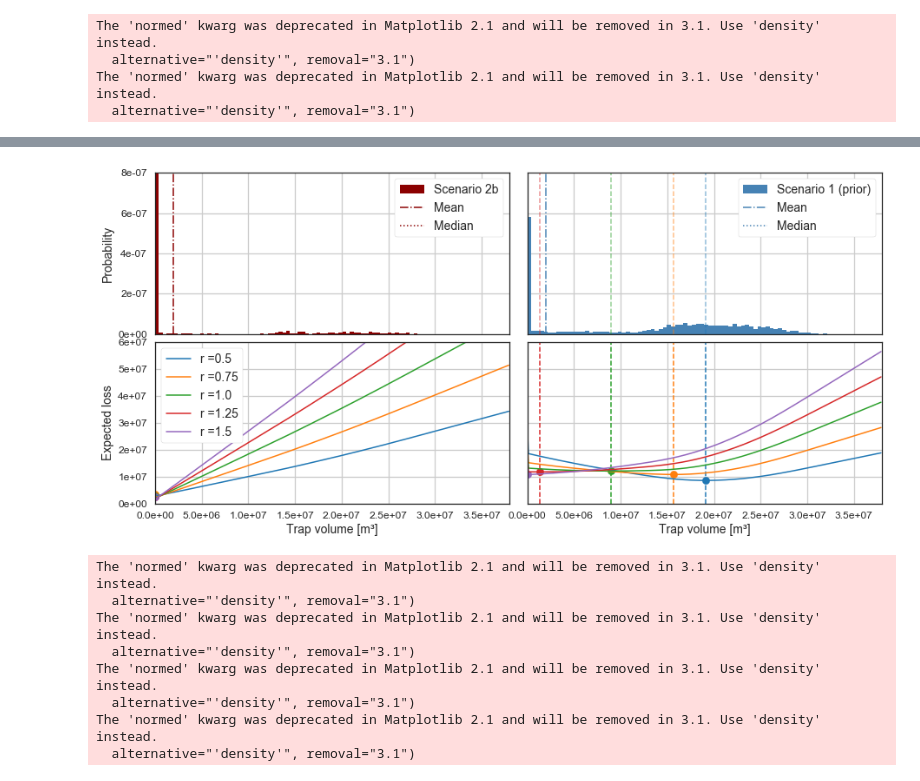
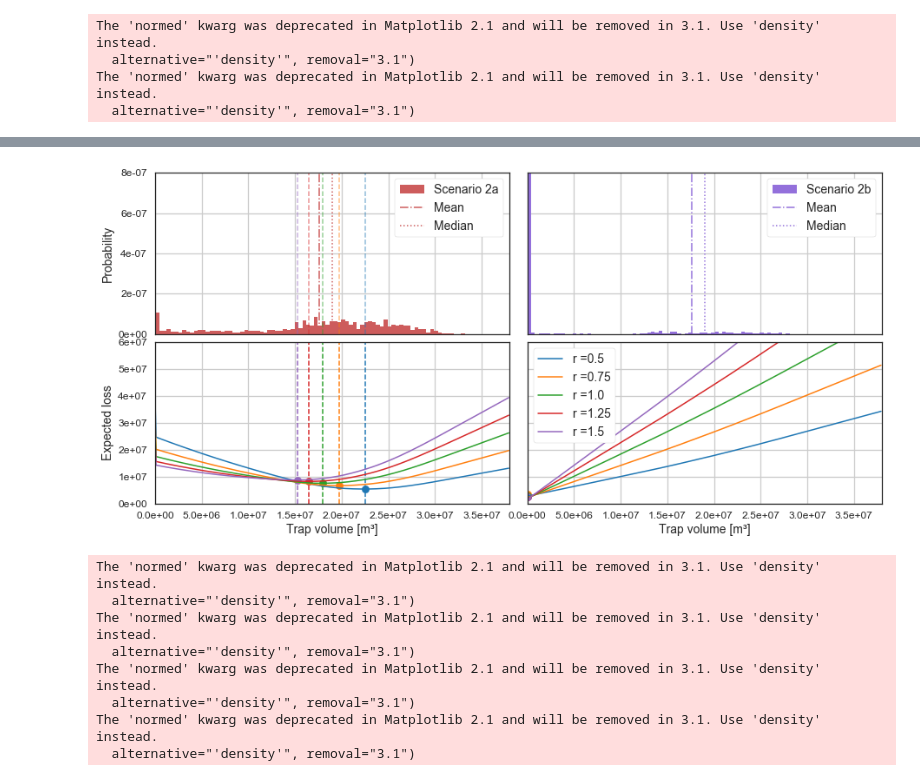
Before and after one commit to nre-aachen/Theses, a Jupyter notebook: Risk analysis/Notebooks/post_submission_continued_work/Post Analysis.ipynb, the cells around one changed output, grey strips where cells are left out. Cells and saved outputs as stored; diff of their text form; code cells hidden in the pictures.

```diff
--- a/Risk analysis/Notebooks/post_submission_continued_work/Post Analysis.ipynb
+++ b/Risk analysis/Notebooks/post_submission_continued_work/Post Analysis.ipynb
@@ -256,8 +256,8 @@ def volume_lossR(estimate_s, true_s, risk_s):
         loss_s[overest_bad] = np.abs((true_s[overest_bad]-estimate_s))*(ov_b*risk_s)
         return loss_s
 # %%
-M1 = vol_s2b
-M2 = vol_prior
+M1 = vol_s2a
+M2 = vol_s2b
 # %%
 figsize(15, 7)
 fig, ax = plt.subplots(nrows=2, ncols=2, sharex='col', sharey='row')
@@ -268,10 +268,10 @@ estimates_s = np.arange(0,vol_x_max, 100000)
 risks_s = np.arange(0.5,1.75, 0.25)
 lw = 1.5
 alph = 0.5
-m1_name = 'Scenario 2b'
-m2_name = 'Scenario 1 (prior)'
-color_1 = 'darkred'#'darkorange' #'forestgreen' #'steelblue'
-color_2 = 'steelblue'#'mediumaquamarine'#'slateblue'   #'indianred'
+m1_name = 'Scenario 2a'
+m2_name = 'Scenario 2b'
+color_1 = 'indianred'#'darkorange' #'forestgreen' #'steelblue'
+color_2 = 'mediumpurple'#'slateblue'   #'indianred' #darkred
 
 
 plt.rc('xtick', labelsize=12)
@@ -389,14 +389,11 @@ ax[1,1].grid()
 
 #plt.grid(b=True, which='major', linestyle='-')
 
-ax[0,0].legend(loc=1)
 ax[0,0].legend(frameon=True, framealpha=1)
-ax[0,1].legend(loc=1)
 ax[0,1].legend(frameon=True, framealpha=1)
-ax[1,0].legend()
-ax[1,0].legend(frameon=True, framealpha=1)
+ax[1,1].legend(loc=2, frameon=True, framealpha=1)
 plt.subplots_adjust(wspace=0.05, hspace=0.05)
-fig.savefig('./Figures_Decisions/dm_2b_1.pdf', format='pdf', dpi=1200, bbox_inches="tight")
+fig.savefig('./Figures_Decisions/dm_2a_2b.pdf', format='pdf', dpi=1200, bbox_inches="tight")
 # %% [output]
 The 'normed' kwarg was deprecated in Matplotlib 2.1 and will be removed in 3.1. Use 'density' instead.
   alternative="'density'", removal="3.1")
@@ -415,4 +412,4 @@ Bayes action (minimum) at risk r 1.50: 0.00 --- expected loss: 10763671.94
-[figure, old version]
+[figure, new version]
 # %%
 M1 = vol_prior
 M2 = vol_s2a
```
Also changed, not shown: parts of 8 cells of this notebook.
